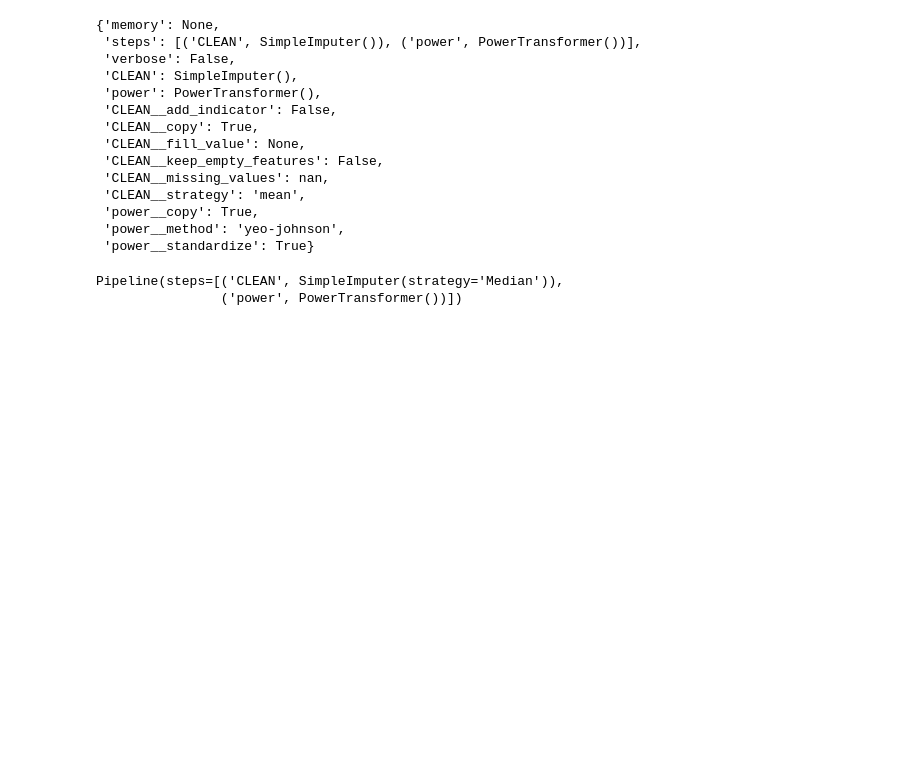
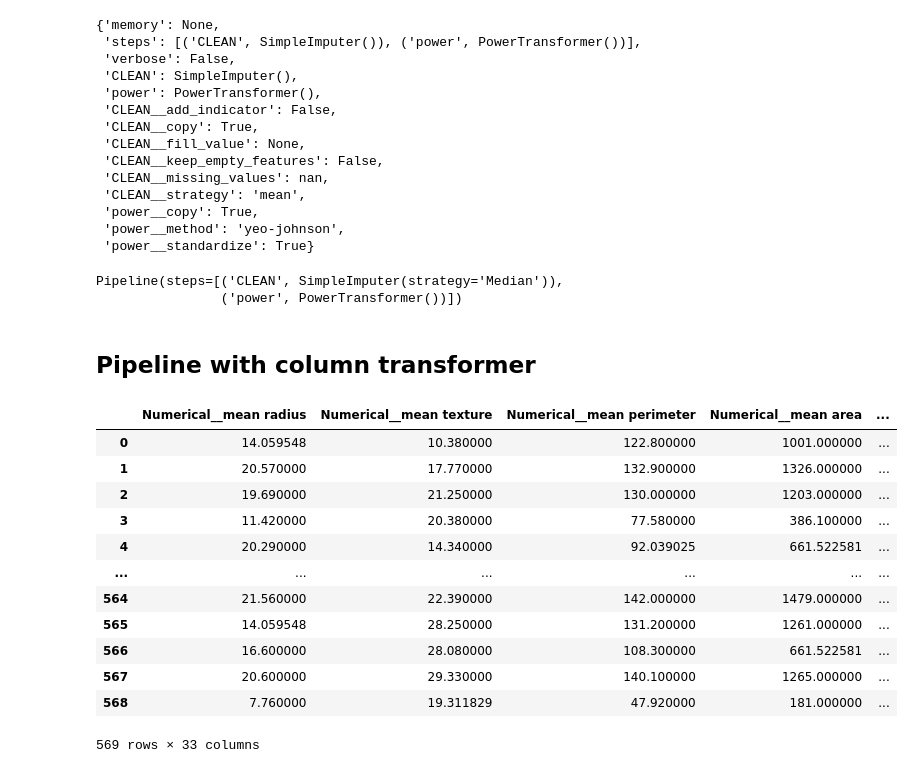
Before and after one commit to CHERUGAD/Machine_learning, a Jupyter notebook: tansformation_pipeline.ipynb, the cells around one changed output. Cells and saved outputs as stored; diff of their text form; code cells hidden in the pictures; blank space fills up the shorter version.

Commit message:
Pipeline with ColumnTransformer has used to cover all the operation in one step

```diff
--- a/tansformation_pipeline.ipynb
+++ b/tansformation_pipeline.ipynb
@@ -67,3 +67,5 @@ pipe.set_params(CLEAN__strategy = 'Median')
 # %% [output]
 Pipeline(steps=[('CLEAN', SimpleImputer(strategy='Median')),
                 ('power', PowerTransformer())])
+# %% [markdown]
+## Pipeline with column transformer
@@ -69,0 +80,32 @@ Pipeline(steps=[('CLEAN', SimpleImputer(strategy='Median')),
+# %%
+
+df = pd.read_csv('sample_dataset.csv')
+# %%
+transformer = ColumnTransformer([
+    ('Numerical', SimpleImputer(strategy= 'mean' ), make_column_selector(dtype_exclude= object)),
+    ('Categorical', Pipeline([
+        ('cleaning', SimpleImputer(strategy='most_frequent')),
+        ('encod', OneHotEncoder(sparse= False))
+    ]), make_column_selector(dtype_include= 'object'))
+
+])
+# %%
+transformer.fit(df)
+feature_name = transformer.get_feature_names_out()
+df_tranformedd = pd.DataFrame(transformer.fit_transform(df), columns=feature_name )
+# %%
+df_tranformedd
+# %% [output]
+|  | Numerical__mean radius | Numerical__mean texture | Numerical__mean perimeter | Numerical__mean area | ... |
+| 0 | 14.059548 | 10.380000 | 122.800000 | 1001.000000 | ... |
+| 1 | 20.570000 | 17.770000 | 132.900000 | 1326.000000 | ... |
+| 2 | 19.690000 | 21.250000 | 130.000000 | 1203.000000 | ... |
+| 3 | 11.420000 | 20.380000 | 77.580000 | 386.100000 | ... |
+| 4 | 20.290000 | 14.340000 | 92.039025 | 661.522581 | ... |
+| ... | ... | ... | ... | ... | ... |
+| 564 | 21.560000 | 22.390000 | 142.000000 | 1479.000000 | ... |
+| 565 | 14.059548 | 28.250000 | 131.200000 | 1261.000000 | ... |
+| 566 | 16.600000 | 28.080000 | 108.300000 | 661.522581 | ... |
+| 567 | 20.600000 | 29.330000 | 140.100000 | 1265.000000 | ... |
+| 568 | 7.760000 | 19.311829 | 47.920000 | 181.000000 | ... |
+569 rows × 33 columns
```
Also changed, not shown: parts of 8 cells of this notebook.
